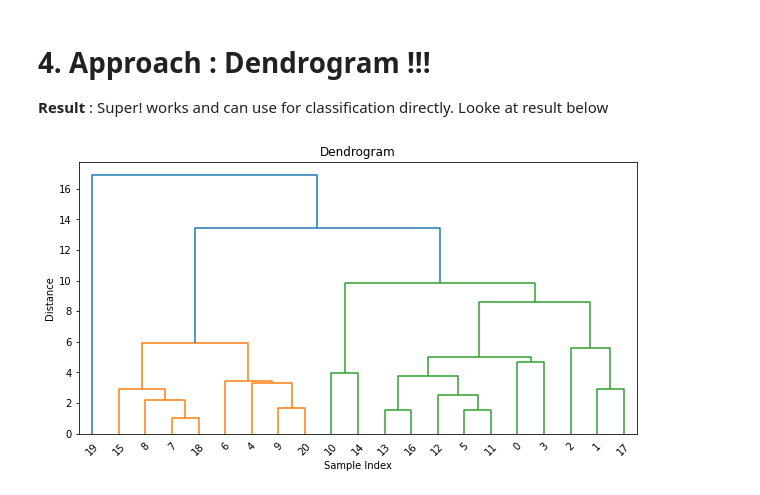
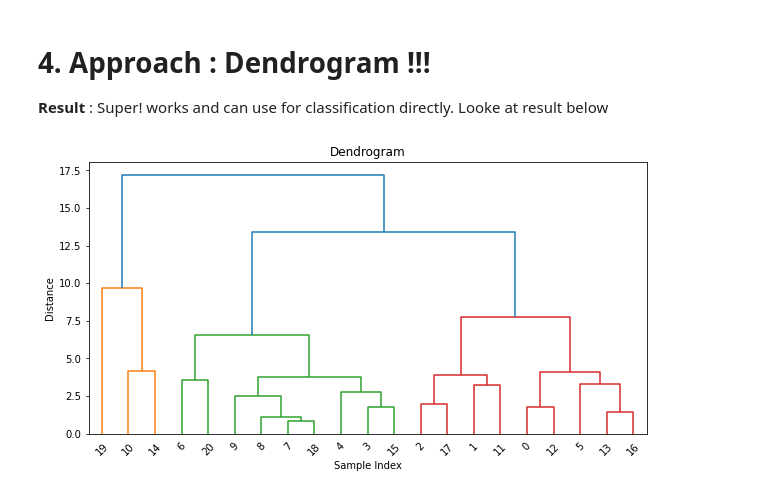
Before and after one commit to alexiaDorm/iapr-lab, a Jupyter notebook: project.ipynb, the cells around one changed output. Saved outputs shown, nothing was run; the diff lists cells and outputs as text; code cells hidden in the pictures.

```diff
--- a/project.ipynb
+++ b/project.ipynb
@@ -608,7 +609,7 @@ def extract_features(img):
     mean_color, std_color = mean_std_hist(hist)
 
     # Compute average red and green value
-    avg_red, avg_green = average_color(img)
+    avg_red, avg_green, avg_blue = average_color(img)
 
     # apply gabor filter bank
     # convert img to greyscale
@@ -627,7 +628,7 @@ def extract_features(img):
     # find features from the power spectrum
     #mean_pwr_spectrum, std_pwr_spectrum, peak_frequency, bandwidth = power_spectrum_features(power_spectrum)
     # define a dict of features
-    features = {'mean_color': mean_color, 'std_color': std_color, 'avg_red': avg_red, 'avg_green': avg_green,
+    features = {'mean_color': mean_color, 'std_color': std_color, 'avg_red': avg_red, 'avg_green': avg_green, 'avg_blue': avg_blue,
                 'mean_gabor': mean_gabor, 'std_gabor': std_gabor, 'kurtosis_gabor': kurtosis_gabor,
                 'mean_power': mean_power, 'max_power': max_power, 'std_power': std_power,
                 'skewness_power': skewness_power, 'kurtosis_power': kurtosis_power}
@@ -812,3 +813,17 @@ array([  0,   1,   2,   3,   4,   7,  33,  36,  37,  38,  39,  44,  45,
         47,  68,  71,  79,  88,  89,  90,  91,  96,  97,  98,  99, 100,
        101, 102, 104, 105, 106, 107, 108, 109, 110, 111, 113, 114, 116,
        117, 118, 119, 120, 121, 122, 123, 124, 125, 126, 127, 129, 130])
+# %%
+#Load image
+img = skimage.io.imread('data_project/train2/train_05.png')
+
+#Segment image
+seg, contours = segment_pieces(img)
+
+#Extract puzzle pieces
+puzzles = extract_pieces(img, contours)
+puzzles = list(np.array(puzzles)[[1, 2,  5,  11, 13, 22, 25,27]])
+
+#Extract features of puzzle feat
+features = [extract_features(x) for x in puzzles]
+features = pd.DataFrame(features)
@@ -920,0 +989,5 @@ Precision for image data_project/train2/train_11.png[1.         1.         0.555
+# %%
+i = 5
+for u in np.unique(clusters[i]):
+    print(np.squeeze(np.argwhere(clusters[i] == u)))
+    display_images_in_grid(np.array(pieces[i])[np.squeeze(np.argwhere(clusters[i] == u))])
@@ -1061,6 +1143,6 @@ array([ 0,  1,  3,  5,  6,  7, 14, 19, 25, 32, 33, 35, 36, 39, 40, 43, 48,
 # %% [markdown]
 5. Extract samples and corresponding indexing of features
 # %%
-df = x_df.iloc[:,feat]
+df = x_df.iloc[:,selected_features]
 df.shape
 # %% [output]
@@ -1337,24 +1419,24 @@ Optimal number of clusters: 10
 # %%
 import numpy as np
 from scipy.cluster.hierarchy import dendrogram, linkage, fcluster
 import matplotlib.pyplot as plt
 
 # Generate a synthetic dataset
 X = df
 
 # Perform hierarchical clustering
 Z = linkage(X, method='ward')
-#pred = fcluster(Z, t= 3, criterion='maxclust')
+pred = fcluster(Z, t= 3, criterion='maxclust')
 
 # Plot the dendrogram
 plt.figure(figsize=(10, 5))
 dendrogram(Z)
 plt.xlabel('Sample Index')
 plt.ylabel('Distance')
 plt.title('Dendrogram')
 plt.show()
 # %% [output]
-[figure, old version]
+[figure, new version]
 # %%
 from sklearn.metrics import confusion_matrix
 
```
Also changed, not shown: parts of 25 cells of this notebook.
